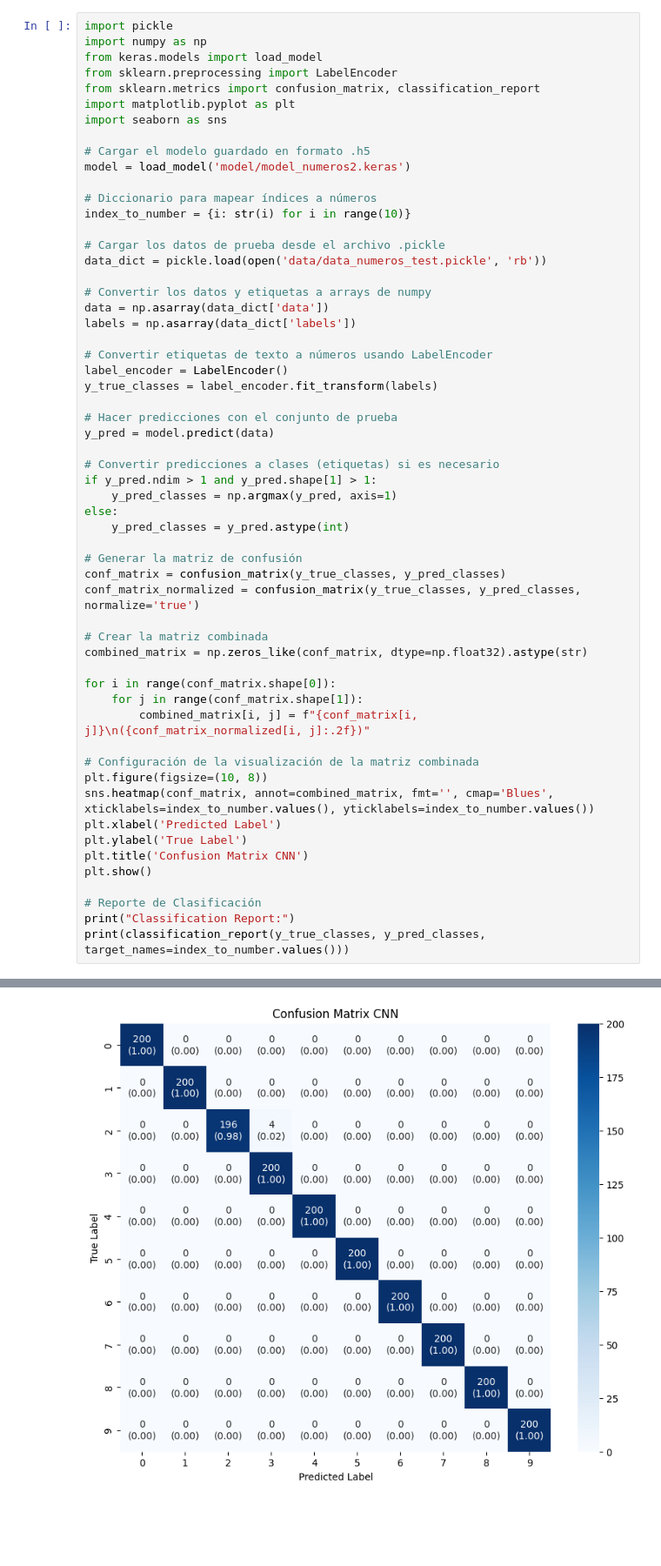
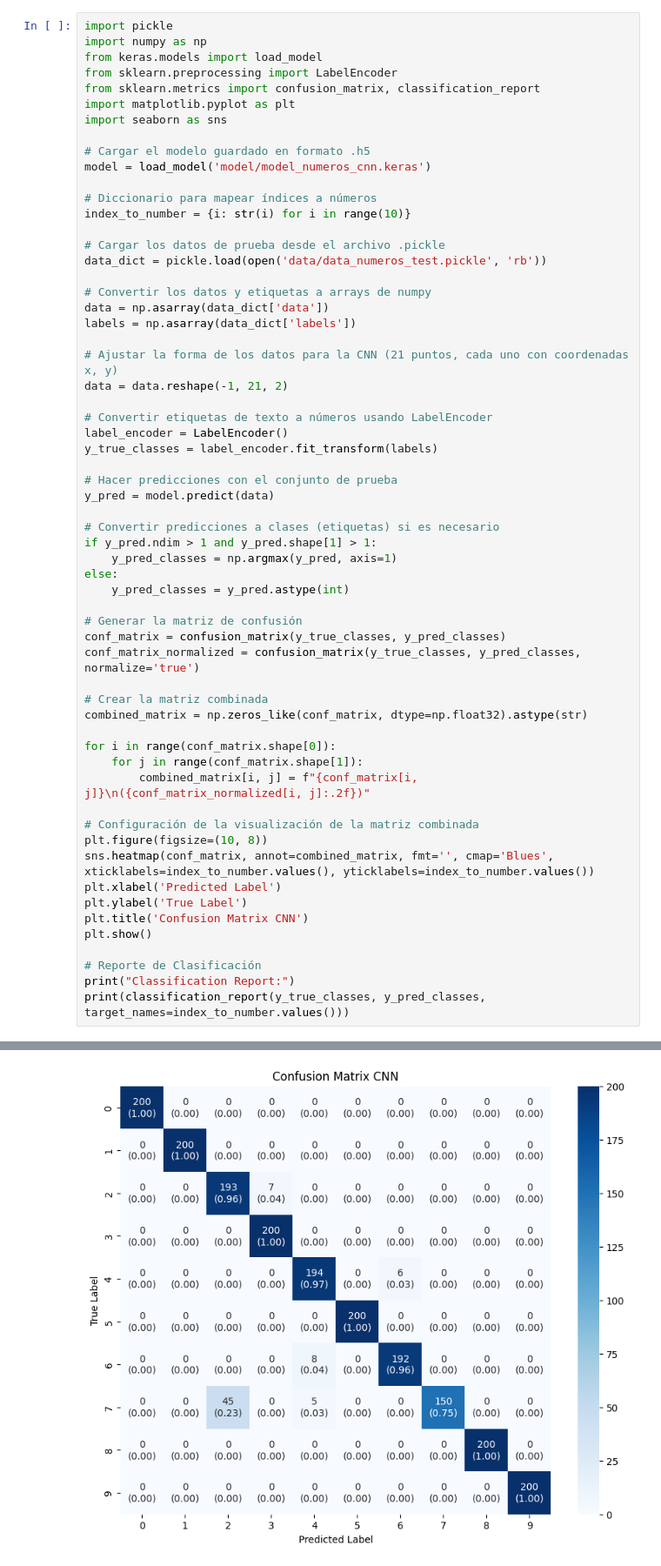
Before and after one commit to CarlosVCH2001/Lenguaje_Senas_Peruano_Numeros_CNN, a Jupyter notebook: 4_evaluar_modelo.ipynb, the cells around one changed output, grey strips where cells are left out. Shown at 87% size. Saved outputs shown, nothing was run; the diff lists cells and outputs as text; blank space fills up the shorter version.

```diff
--- a/4_evaluar_modelo.ipynb
+++ b/4_evaluar_modelo.ipynb
@@ -95,7 +89,7 @@ import matplotlib.pyplot as plt
 import seaborn as sns
 
 # Cargar el modelo guardado en formato .h5
-model = load_model('model/model_numeros2.keras')
+model = load_model('model/model_numeros_cnn.keras')
 
 # Diccionario para mapear índices a números
 index_to_number = {i: str(i) for i in range(10)}
@@ -106,6 +100,9 @@ data_dict = pickle.load(open('data/data_numeros_test.pickle', 'rb'))
 # Convertir los datos y etiquetas a arrays de numpy
 data = np.asarray(data_dict['data'])
 labels = np.asarray(data_dict['labels'])
+
+# Ajustar la forma de los datos para la CNN (21 puntos, cada uno con coordenadas x, y)
+data = data.reshape(-1, 21, 2)
 
 # Convertir etiquetas de texto a números usando LabelEncoder
 label_encoder = LabelEncoder()
@@ -117,34 +114,34 @@ y_pred = model.predict(data)
 # Convertir predicciones a clases (etiquetas) si es necesario
 if y_pred.ndim > 1 and y_pred.shape[1] > 1:
     y_pred_classes = np.argmax(y_pred, axis=1)
 else:
     y_pred_classes = y_pred.astype(int)
 
 # Generar la matriz de confusión
 conf_matrix = confusion_matrix(y_true_classes, y_pred_classes)
 conf_matrix_normalized = confusion_matrix(y_true_classes, y_pred_classes, normalize='true')
 
 # Crear la matriz combinada
 combined_matrix = np.zeros_like(conf_matrix, dtype=np.float32).astype(str)
 
 for i in range(conf_matrix.shape[0]):
     for j in range(conf_matrix.shape[1]):
         combined_matrix[i, j] = f"{conf_matrix[i, j]}\n({conf_matrix_normalized[i, j]:.2f})"
 
 # Configuración de la visualización de la matriz combinada
 plt.figure(figsize=(10, 8))
 sns.heatmap(conf_matrix, annot=combined_matrix, fmt='', cmap='Blues', xticklabels=index_to_number.values(), yticklabels=index_to_number.values())
 plt.xlabel('Predicted Label')
 plt.ylabel('True Label')
 plt.title('Confusion Matrix CNN')
 plt.show()
 
 # Reporte de Clasificación
 print("Classification Report:")
 print(classification_report(y_true_classes, y_pred_classes, target_names=index_to_number.values()))
 # %% [output]
 63/63 ━━━━━━━━━━━━━━━━━━━━ 0s 3ms/step
-[figure, old version]
+[figure, new version]
 Classification Report:
               precision    recall  f1-score   support
 
```
Also changed, not shown: parts of 2 cells of this notebook, 3 other files.
